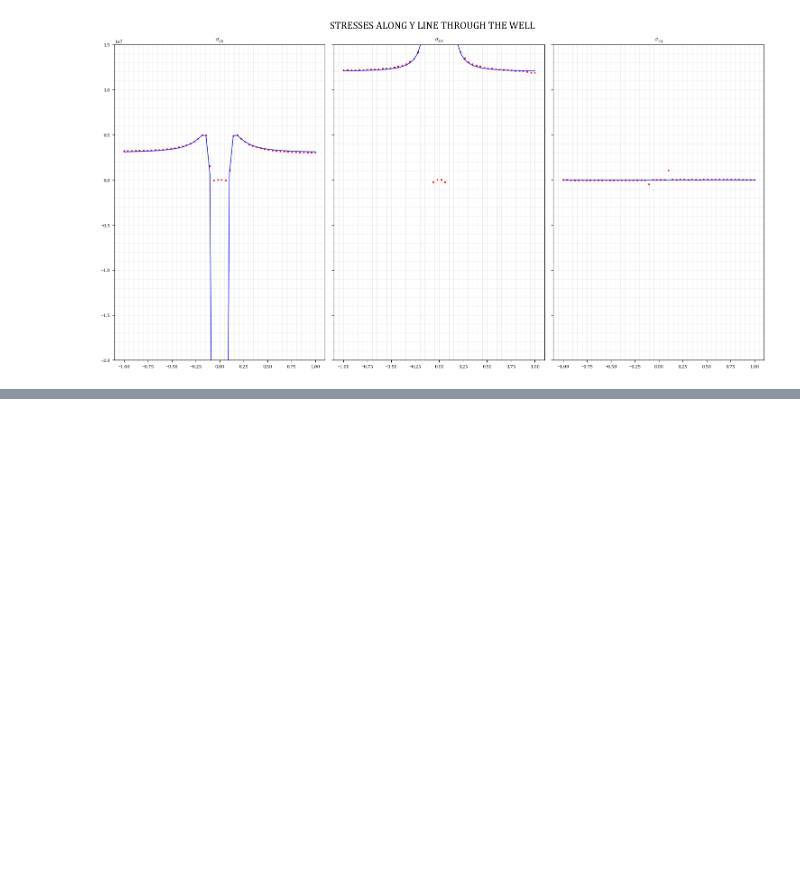
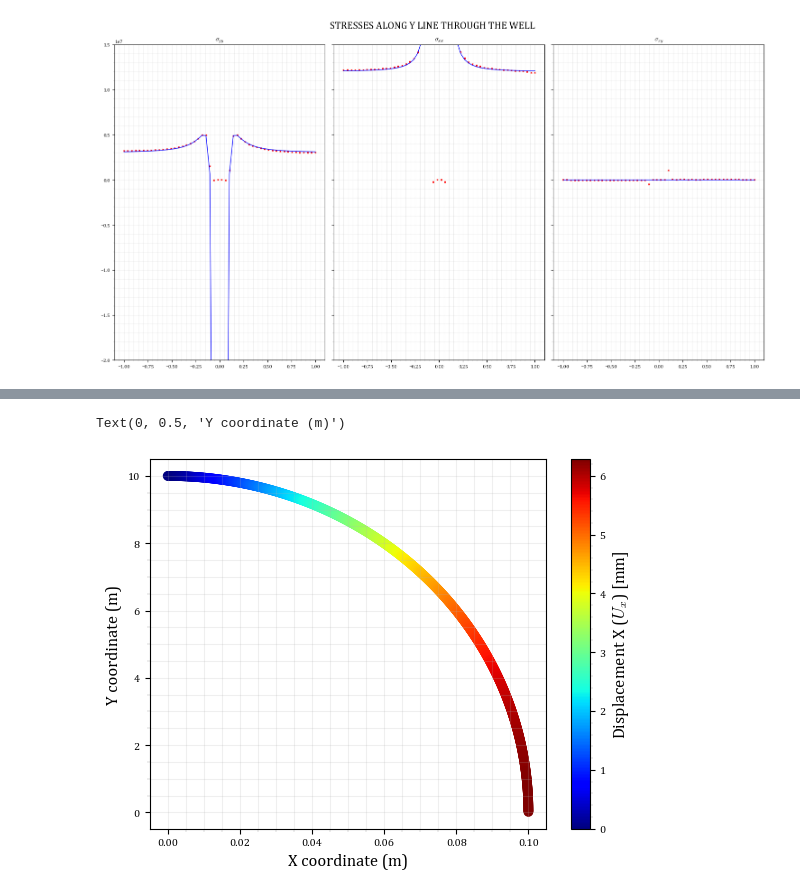
Before and after one commit to rebpoli/Doutorado, a Jupyter notebook: PGE383-AdvGeomec/HW4/AdvGeomec-Poli_Renato_HW4.ipynb, the cells around one changed output, grey strips where cells are left out. Cells and saved outputs as stored; diff of their text form; code cells hidden in the pictures; blank space fills up the shorter version.

```diff
--- a/PGE383-AdvGeomec/HW4/AdvGeomec-Poli_Renato_HW4.ipynb
+++ b/PGE383-AdvGeomec/HW4/AdvGeomec-Poli_Renato_HW4.ipynb
@@ -389,0 +455,14 @@ fig.tight_layout()
+# %%
+import pandas as pd
+
+df = pd.read_csv("FractureWall.dat");
+fig,ax = plt.subplots()
+cb = ax.scatter(df.x, df.y, c=df.u1 * 1e3, cmap='jet')
+cb = fig.colorbar(cb)
+cb.set_label("Displacement X ($U_x$) [mm]")
+
+ax.set_xlabel("X coordinate (m)")
+ax.set_ylabel("Y coordinate (m)")
+# %% [output]
+Text(0, 0.5, 'Y coordinate (m)')
+[figure, added]
```
Also changed, not shown: parts of 6 cells of this notebook, 9 other files.
